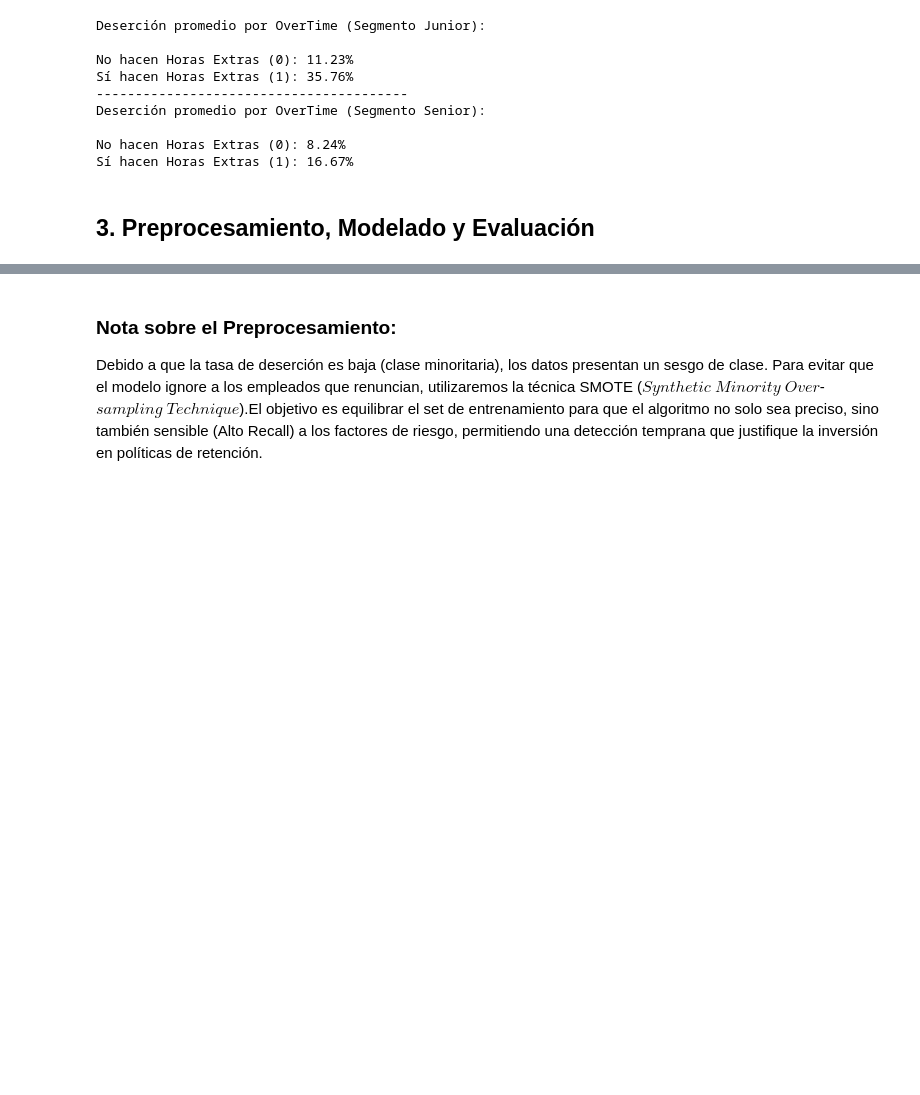
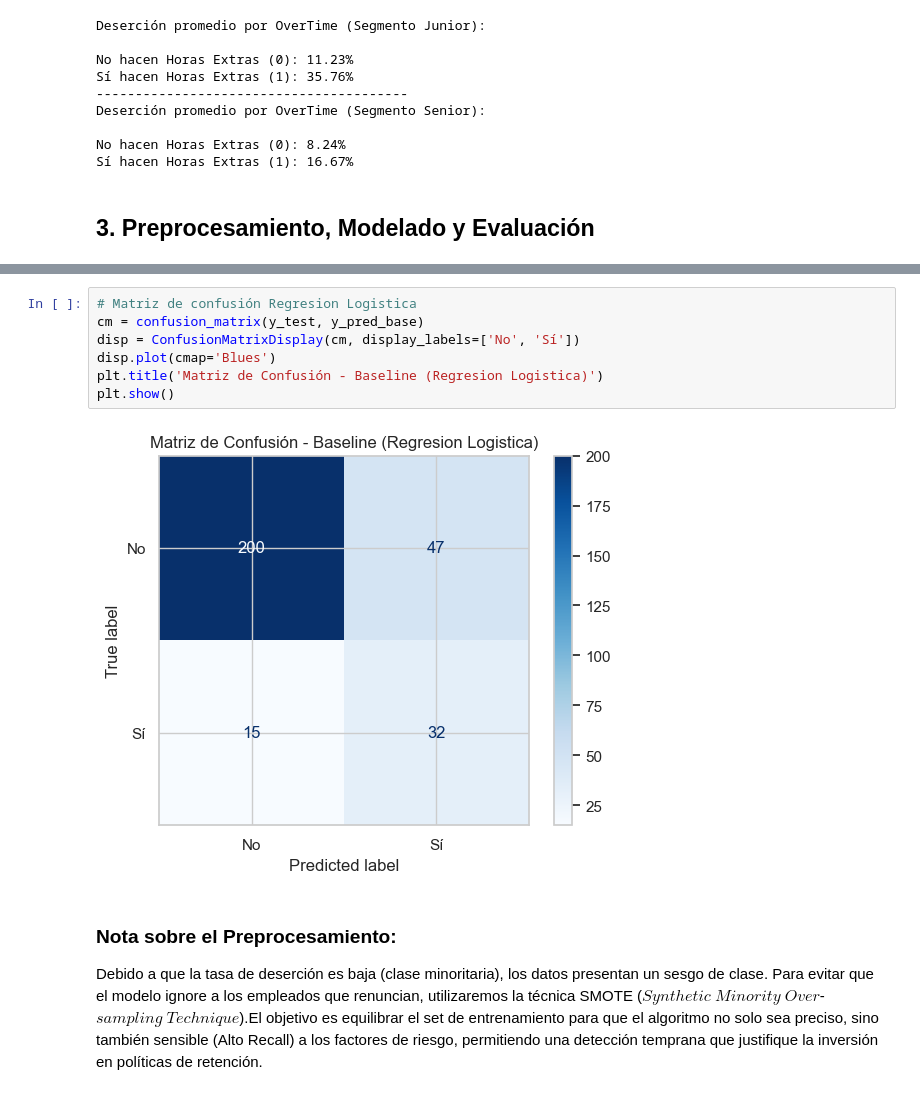
Before and after one commit to Tommensan2004/IBM-attrition, a Jupyter notebook: Desercion_IT_project.ipynb, the cells around one changed output, grey strips where cells are left out. Cells and saved outputs as stored; diff of their text form; blank space fills up the shorter version.

Commit message:
Matriz de confusión (Reg Log y Ran For)

```diff
--- a/Desercion_IT_project.ipynb
+++ b/Desercion_IT_project.ipynb
@@ -225,3 +225,12 @@ weighted avg       0.85      0.78      0.80       294
+# %%
+# Matriz de confusión Regresion Logistica
+cm = confusion_matrix(y_test, y_pred_base)
+disp = ConfusionMatrixDisplay(cm, display_labels=['No', 'Sí'])
+disp.plot(cmap='Blues')
+plt.title('Matriz de Confusión - Baseline (Regresion Logistica)')
+plt.show()
+# %% [output]
+[figure, added]
 # %% [markdown]
 ### Nota sobre el Preprocesamiento:
 Debido a que la tasa de deserción es baja (clase minoritaria), los datos presentan un sesgo de clase. Para evitar que el modelo ignore a los empleados que renuncian, utilizaremos la técnica SMOTE ($Synthetic$ $Minority$ $Over$-$sampling$ $Technique$).El objetivo es equilibrar el set de entrenamiento para que el algoritmo no solo sea preciso, sino también sensible (Alto Recall) a los factores de riesgo, permitiendo una detección temprana que justifique la inversión en políticas de retención.
```
Also changed, not shown: parts of 3 cells of this notebook.
